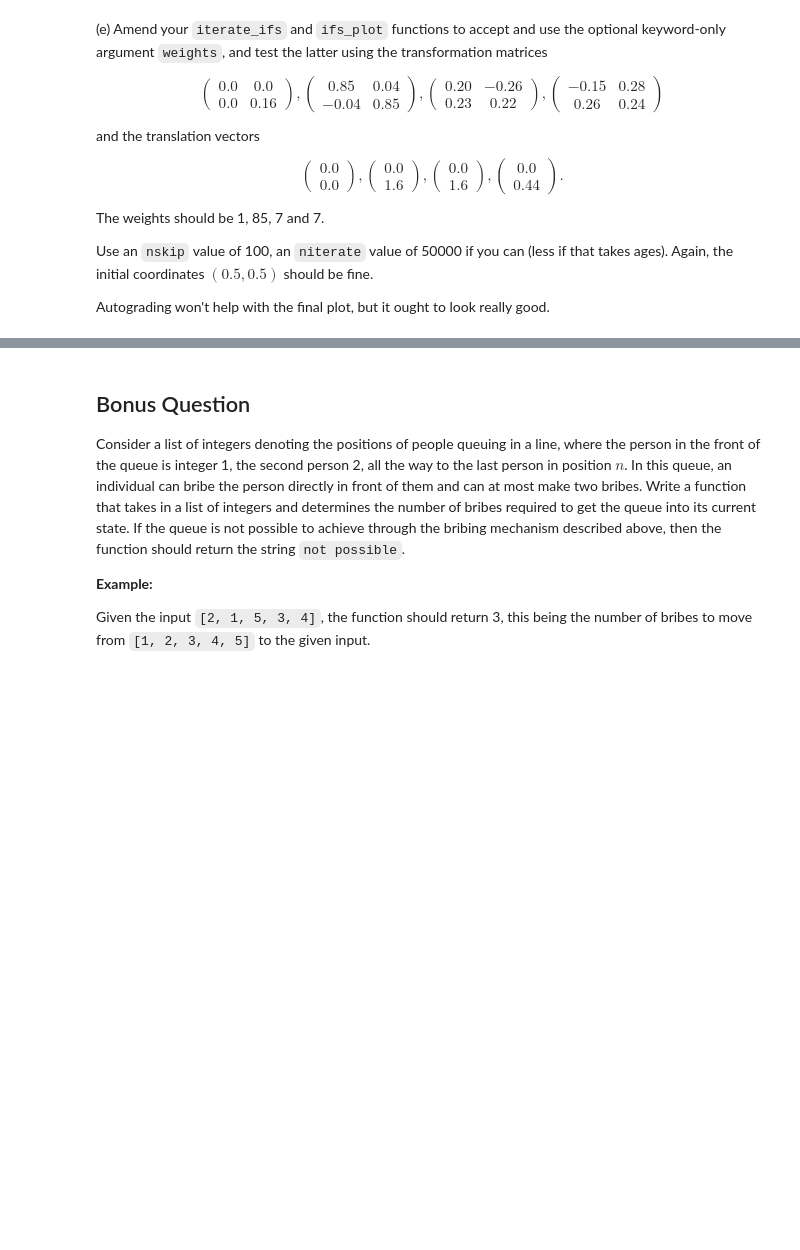
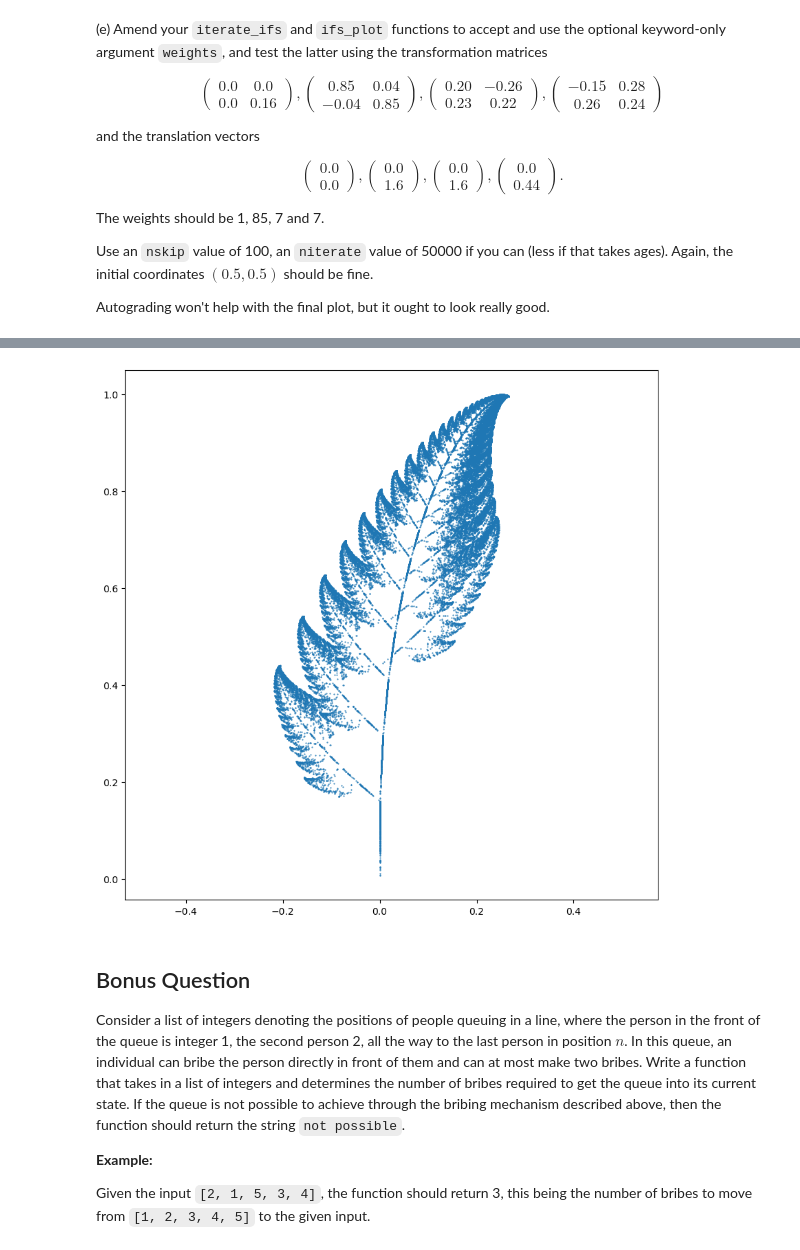
Before and after one commit to Imperial-MATH40006/math40006-2022-23-term2-week4-AridJazzBand, a Jupyter notebook: term2week4.ipynb, the cells around one changed output, grey strips where cells are left out. Drawn from its saved outputs; the diff is of its cells as text; code cells hidden in the pictures; blank space fills up the shorter version.

```diff
--- a/term2week4.ipynb
+++ b/term2week4.ipynb
@@ -748,5 +748,15 @@ But optionally, the user may give `weights` a <em>list</em> as its value, such a
 Test your new function.
 # %%
 def ifs_step(matrices, vectors, coords, *, weights=None):
-    # YOUR CODE HERE
-    raise NotImplementedError()
+    if weights is None:
+        weights = np.ones(len(matrices))/len(matrices)
+    else:
+        weights = np.array(weights)/sum(weights)
+
+    index = nrnd.choice(np.arange(0, len(matrices)), 1, p=weights)
+    mat = matrices[index,:,:]
+    vec = vectors[index,:]
+    result = np.dot(mat, coords) + vec
+    return np.reshape(result, 2)
+
+print(np.shape(ifs_step(mats, vecs, np.array([0.5,0.5]), weights=[1, 4, 2, 2])))
@@ -798,7 +877,18 @@ question4e(_globals)
 # %%
 def ifs_plot(matrices, vectors, coords0, nskip, niterate, *, markersize=0.5, weights=None):
-    # YOUR CODE HERE
-    raise NotImplementedError()
+    iterthing = iterate_ifs(matrices, vectors, coords0, nskip, niterate, weights=weights)
+    xaxis = iterthing[:, 0]
+    yaxis = iterthing[:, 1]
+
+    fig, ax = plt.subplots()
+    fig.set_size_inches(10, 10)
+    ax.axis('equal')
+    plt.plot(xaxis, yaxis, 'o', markersize=markersize)
+    plt.show()
+
+ifs_plot(nmats, nvecs, np.array([0.5, 0.5]), 100, 50000, weights=givenweights)
+# %% [output]
+[figure, added]
 # %% [markdown]
 ## Bonus Question
 
```
Also changed, not shown: parts of 17 cells of this notebook.
